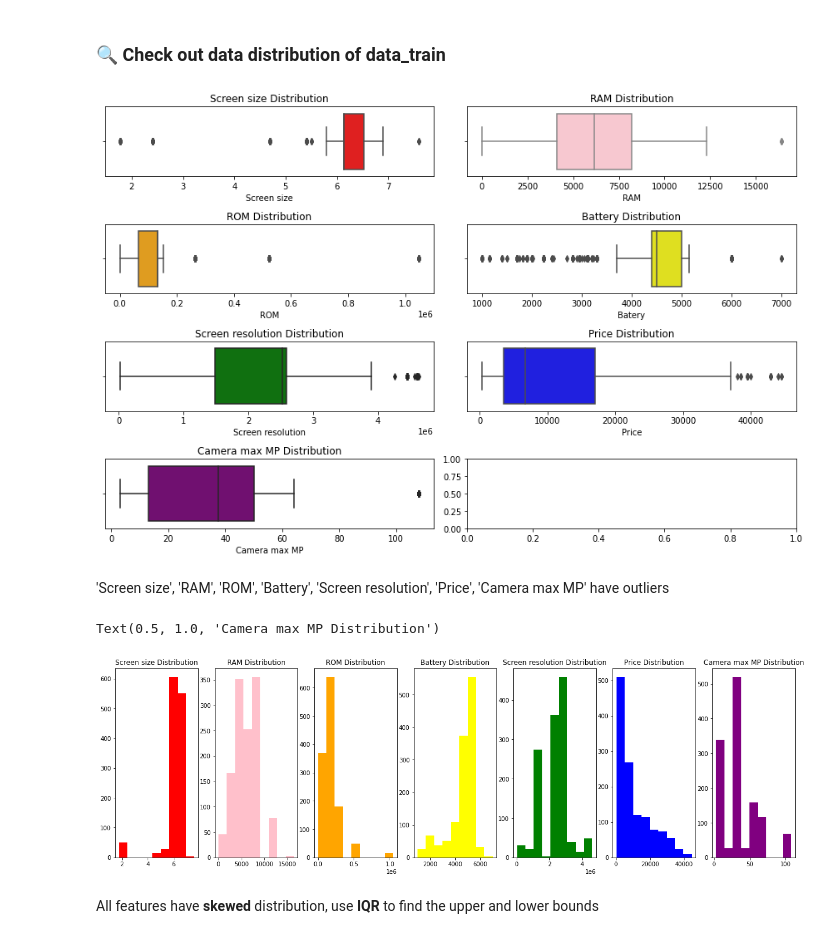
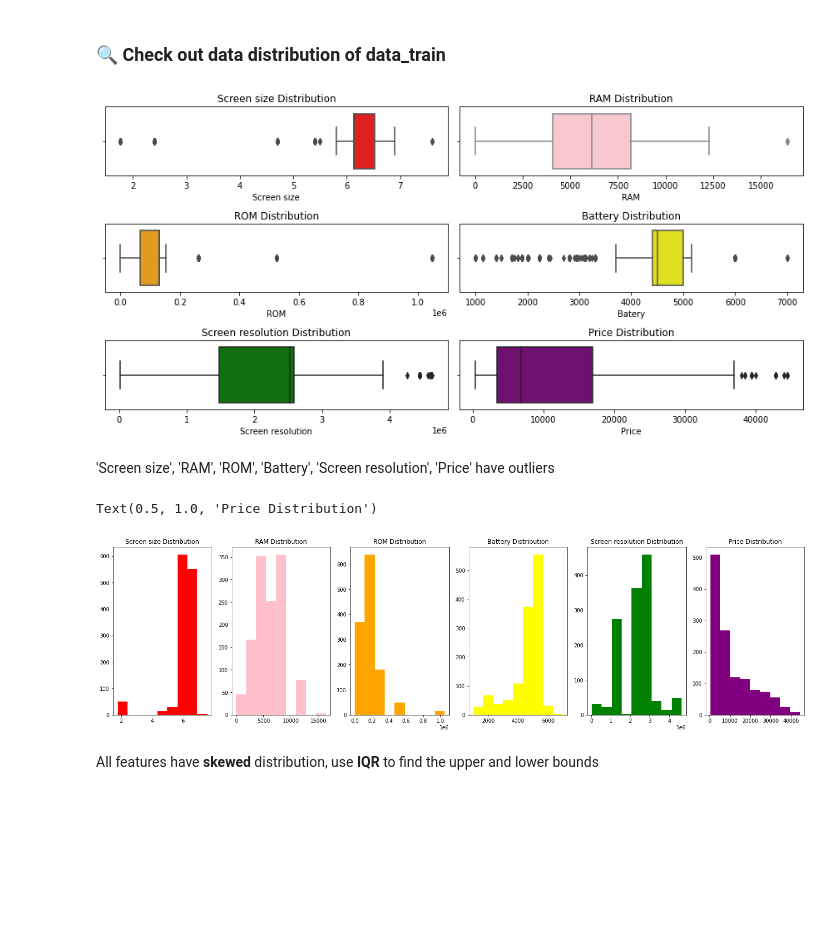
Before and after one commit to bongudth/mobile-price-prediction, a Jupyter notebook: feature_engineering.ipynb, the cells around one changed output. Saved outputs shown, nothing was run; the diff lists cells and outputs as text; code cells hidden in the pictures; blank space fills up the shorter version.

```diff
--- a/feature_engineering.ipynb
+++ b/feature_engineering.ipynb
@@ -56,45 +56,41 @@ data_train, data_test = train_test_split(data, test_size=0.25, random_state=1)
 # %%
 import matplotlib.pyplot as plt
 import seaborn as sns
 
-fig, ax = plt.subplots(4, 2, figsize=(12,8))
+fig, ax = plt.subplots(3, 2, figsize=(12,6))
 
-ax1 = plt.subplot(421)
+ax1 = plt.subplot(321)
 ax1 = sns.boxplot(data=data_train, x='Screen size', color='red')
 ax1.set_title("Screen size Distribution")
 
-ax2 = plt.subplot(422)
+ax2 = plt.subplot(322)
 ax2 = sns.boxplot(data=data_train, x='RAM', color='pink')
 ax2.set_title("RAM Distribution")
 
-ax3 = plt.subplot(423)
+ax3 = plt.subplot(323)
 ax3 = sns.boxplot(data=data_train, x='ROM', color='orange')
 ax3.set_title("ROM Distribution")
 
-ax4 = plt.subplot(424)
+ax4 = plt.subplot(324)
 ax4 = sns.boxplot(data=data_train, x='Batery', color='yellow')
 ax4.set_title("Battery Distribution")
 
-ax5 = plt.subplot(425)
+ax5 = plt.subplot(325)
 ax5 = sns.boxplot(data=data_train, x='Screen resolution', color='green')
 ax5.set_title("Screen resolution Distribution")
 
-ax6 = plt.subplot(426)
-ax6 = sns.boxplot(data=data_train, x='Price', color='blue')
+ax6 = plt.subplot(326)
+ax6 = sns.boxplot(data=data_train, x='Price', color='purple')
 ax6.set_title("Price Distribution")
 
-ax7 = plt.subplot(427)
-ax7 = sns.boxplot(data=data_train, x='Camera max MP', color='purple')
-ax7.set_title("Camera max MP Distribution")
-
 plt.tight_layout()
 # %% [output]
-[figure, old version]
+[figure, new version]
 # %% [markdown]
-'Screen size', 'RAM', 'ROM', 'Battery', 'Screen resolution', 'Price', 'Camera max MP' have outliers
+'Screen size', 'RAM', 'ROM', 'Battery', 'Screen resolution', 'Price' have outliers
 # %%
-fig, ax = plt.subplots(1, 7, figsize=(21,6))
-(ax1, ax2, ax3, ax4, ax5, ax6, ax7) = ax
+fig, ax = plt.subplots(1, 6, figsize=(24,6))
+(ax1, ax2, ax3, ax4, ax5, ax6) = ax
 
 ax1.hist(data_train['Screen size'], bins=9, color='red')
 ax1.set_title("Screen size Distribution")
@@ -111,14 +107,11 @@ ax4.set_title("Battery Distribution")
 ax5.hist(data_train['Screen resolution'], bins=9, color='green')
 ax5.set_title("Screen resolution Distribution")
 
-ax6.hist(data_train['Price'], bins=9, color='blue')
+ax6.hist(data_train['Price'], bins=9, color='purple')
 ax6.set_title("Price Distribution")
-
-ax7.hist(data_train['Camera max MP'], bins=9, color='purple')
-ax7.set_title("Camera max MP Distribution")
 # %% [output]
-Text(0.5, 1.0, 'Camera max MP Distribution')
+Text(0.5, 1.0, 'Price Distribution')
-[figure, old version]
+[figure, new version]
 # %% [markdown]
 All features have **skewed** distribution, use **IQR** to find the upper and lower bounds
 # %% [markdown]
```
Also changed, not shown: parts of 5 cells of this notebook, 5 other files.
